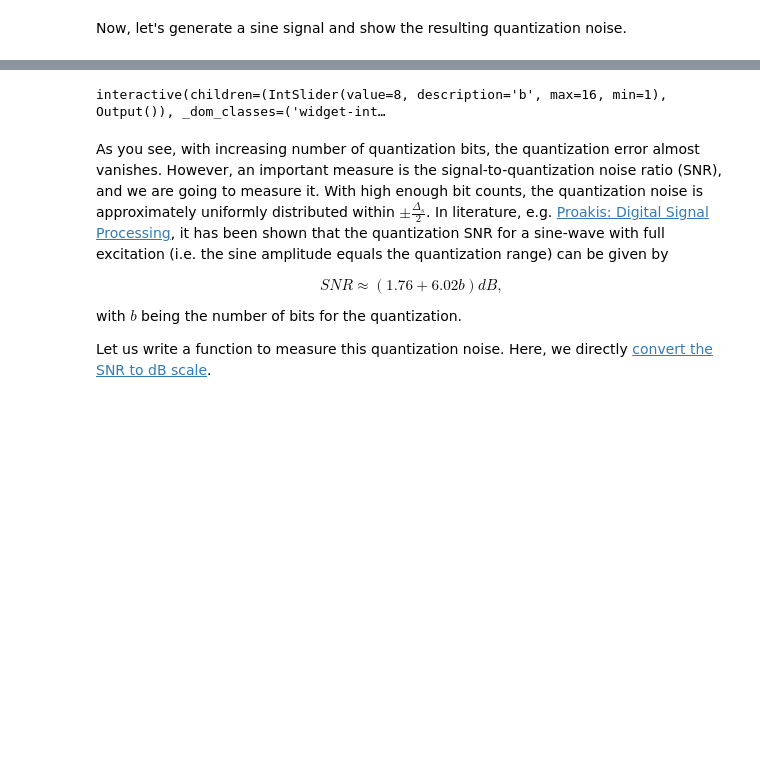
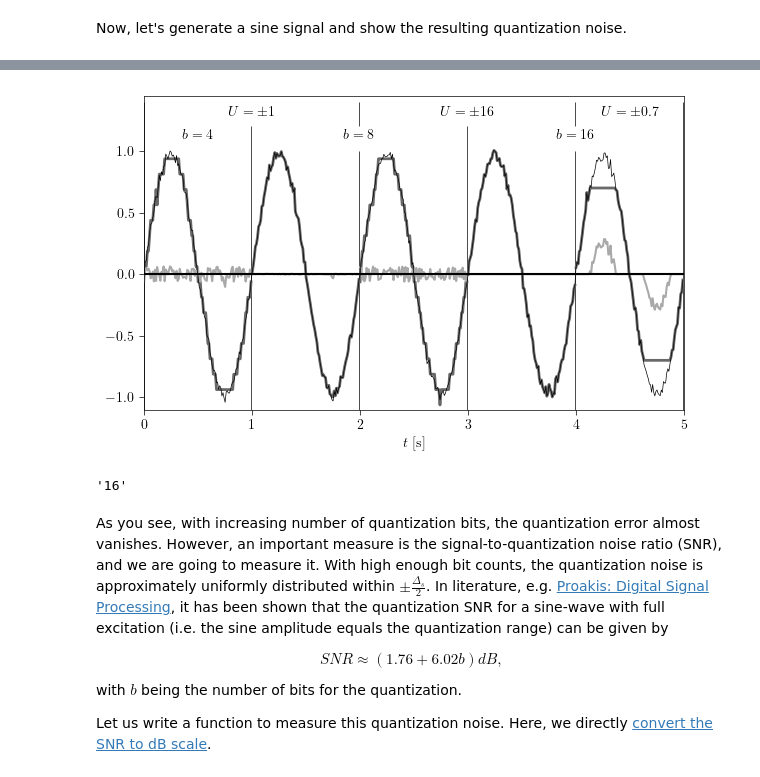
Before and after one commit to simonmarwitz/oma_uq, a Jupyter notebook: model/Quantization.ipynb, the cells around one changed output, grey strips where cells are left out. Cells and saved outputs as stored; diff of their text form; code cells hidden in the pictures; blank space fills up the shorter version.

```diff
--- a/model/Quantization.ipynb
+++ b/model/Quantization.ipynb
@@ -152,7 +185,58 @@ def showQuantizationNoise(b):
+# %%
+Fs = 100  # the sampling frequency
+f = 1     # frequency of the sine wave
+T = 5     # time duration to look at
+t = np.arange(0, T, 1/Fs)
+#s = np.random.randn(len(t))/4
+s = np.sin(2*np.pi*f*t)*39/40+np.random.randn(len(t))/40
+#s[:-1] += s[1:]
+#s = np.cumsum(s)
+
+with matplotlib.rc_context(rc=print_context_dict):
+    lT = int(len(t)/T)
+    #plt.axvline(t[0], c='k',lw=1)
+    for i,(b,U) in enumerate([(4,1),(8,1),(8,16),(16,16),(16,0.7)]):
+        S = calcLevels(U, b, 'mid-rise')
+        s_q = quantize(s, S)
+        n_q = s - s_q
+        ind = slice(i*lT,(i+1)*lT)
+        plt.plot(t[ind], s_q[ind], lw=2, label='$s_q(t)$', color='dimgrey')
+        plt.plot(t[ind], n_q[ind], label='$n_q(t)$', color='darkgrey');
+        #plt.axvline(t[(i+1)*lT-1], c='k',lw=1)
+
+
+    plt.plot(t, s, label='$s(t)$', color='k', lw=0.5)#ls=(0, (1, 1)))
+    xl=[0]+[t[(j+1)*lT-1] for j in range(i+1)]
+    yl=[1.4,1.2,1.0,1.2,1.0,1.4]
+    plt.vlines(xl,[-1.1 for _ in range(i+2)],yl, color='k',lw=0.5)
+    plt.vlines(xl[-2],1.2,1.4, color='k',lw=0.5)
+    plt.vlines(xl[-4],1.2,1.4, color='k',lw=0.5)
+    plt.text(xl[1],1.3,f'$U=\pm 1$',ha='center')
+    plt.text(xl[3],1.3,f'$U=\pm 16$',ha='center')
+    plt.text(4.5,1.3,f'$U=\pm 0.7$',ha='center')
+    plt.text(0.5,1.1,f'$b= 4$',ha='center')
+    plt.text(xl[2],1.1,f'$b= 8$',ha='center')
+    plt.text(xl[4],1.1,f'$b= 16$',ha='center')
+
+
+    plt.ylim((-1.1,1.45))
+    plt.xlim((0,5))
+    #plt.legend(fontsize=10);
+    plt.xlabel('$t$ [\si{\second}]');
+    #plt.grid();
+    plt.axhline(0, color='k');
+
+    plt.subplots_adjust(left=0.065, bottom=0.115, right=0.979, top=0.975, wspace=0.044)
+    #plt.savefig('/ismhome/staff/womo1998/Projects/2019_OMA_UQ/tex/figures/math_basics/example_quantization_noise.pdf')
+    #plt.savefig('/ismhome/staff/womo1998/Projects/2019_OMA_UQ/tex/figures/math_basics/example_quantization_noise.png')
+    plt.show()
+# %% [output]
+[figure, added]
 # %%
-interact(showQuantizationNoise, b=(1,16));
+f'{16:002d}'
+#interact(showQuantizationNoise, b=(1,16));
 # %% [output]
-interactive(children=(IntSlider(value=8, description='b', max=16, min=1), Output()), _dom_classes=('widget-int…
+'16'
 # %% [markdown]
 As you see, with increasing number of quantization bits, the quantization error almost vanishes. However, an important measure is the signal-to-quantization noise ratio (SNR), and we are going to measure it. With high enough bit counts, the quantization noise is approximately uniformly distributed within $\pm\frac{\Delta_s}{2}$. In literature, e.g. [Proakis: Digital Signal Processing](https://www.amazon.de/Digital-Signal-Processing-John-Proakis/dp/1292025735/), it has been shown that the quantization SNR for a sine-wave with full excitation (i.e. the sine amplitude equals the quantization range) can be given by
 
```
Also changed, not shown: parts of 6 cells of this notebook, 10 other files.
